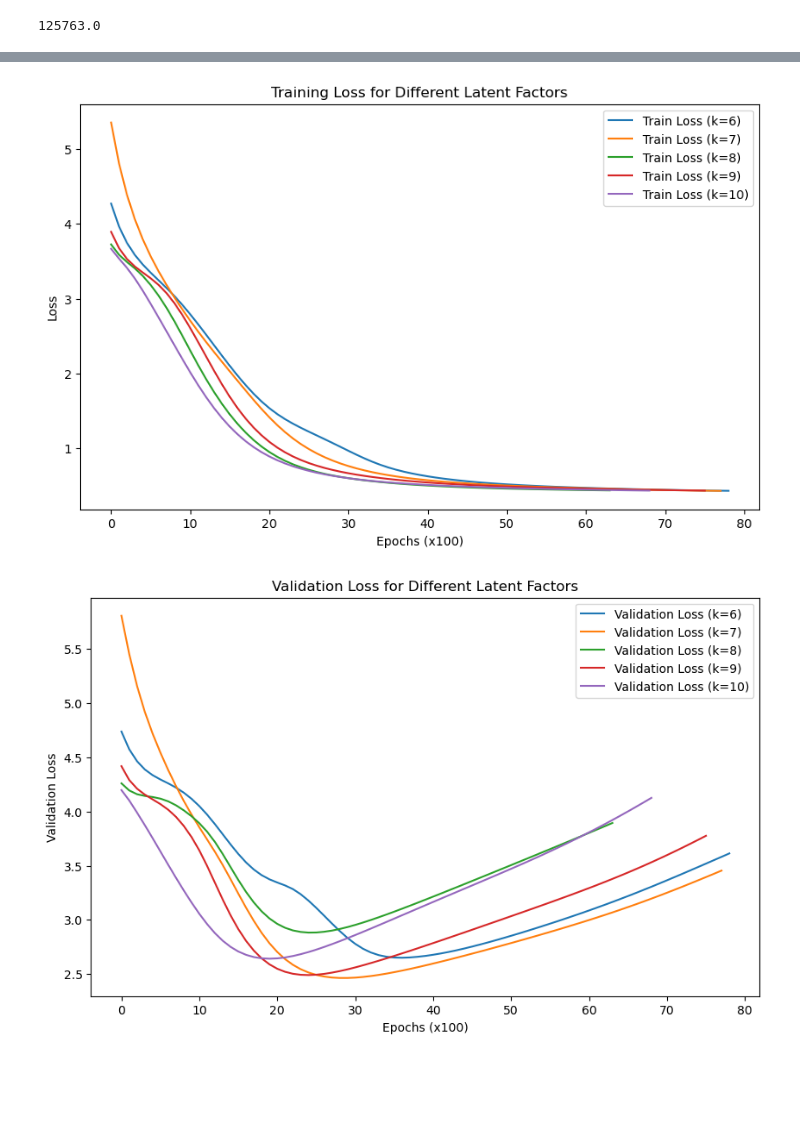
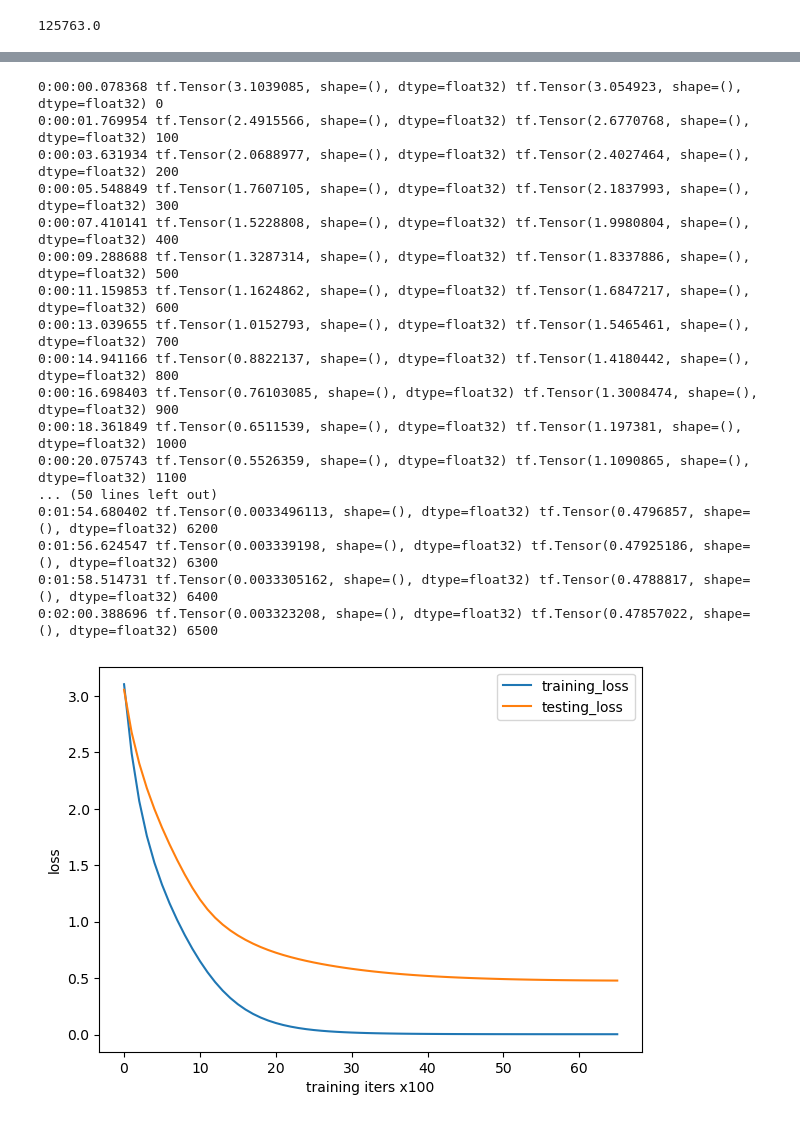
Before and after one commit to mrbrownnn/machine_learning_project, a Jupyter notebook: Funk-SVD/funk_svd.ipynb, the cells around one changed output, grey strips where cells are left out. Drawn from its saved outputs; the diff is of its cells as text; code cells hidden in the pictures; blank space fills up the shorter version.

```diff
--- a/Funk-SVD/funk_svd.ipynb
+++ b/Funk-SVD/funk_svd.ipynb
@@ -102,13 +103,9 @@ def early_stopping(losses, patience = 5):
 
     return False
 # %%
-latent_factors = [6, 7, 8, 9, 10]
-train_losses_dict = {}
-test_losses_dict = {}
-for k in latent_factors:
-    print(f"Training with {k} latent factors...")
-    U_d = tf.Variable(tf.random.normal((11, 1)))
-    V_d = tf.Variable(tf.random.normal((1, cutoff)))
+def train(k):
+    U_d = tf.Variable(tf.random.normal((11, k)))
+    V_d = tf.Variable(tf.random.normal((k, cutoff)))
 
     train_norm = tf.reduce_sum(train_mask)
     test_norm = tf.reduce_sum(test_mask)
@@ -139,5 +136,5 @@ for k in latent_factors:
         adam_opt.apply_gradients(zip(grads, [U_d, V_d]))
 
         ep += 1
-    train_losses_dict[k] = train_losses
-    test_losses_dict[k] = test_losses
+
+    return train_losses, test_losses, U_d, V_d
@@ -162,24 +141,30 @@ Training with 6 latent factors...
+# %%
+train_losses, test_losses, U_d, V_d = train(2)
+# %% [output]
+0:00:00.078368 tf.Tensor(3.1039085, shape=(), dtype=float32) tf.Tensor(3.054923, shape=(), dtype=float32) 0
+0:00:01.769954 tf.Tensor(2.4915566, shape=(), dtype=float32) tf.Tensor(2.6770768, shape=(), dtype=float32) 100
+0:00:03.631934 tf.Tensor(2.0688977, shape=(), dtype=float32) tf.Tensor(2.4027464, shape=(), dtype=float32) 200
+0:00:05.548849 tf.Tensor(1.7607105, shape=(), dtype=float32) tf.Tensor(2.1837993, shape=(), dtype=float32) 300
+0:00:07.410141 tf.Tensor(1.5228808, shape=(), dtype=float32) tf.Tensor(1.9980804, shape=(), dtype=float32) 400
+0:00:09.288688 tf.Tensor(1.3287314, shape=(), dtype=float32) tf.Tensor(1.8337886, shape=(), dtype=float32) 500
+0:00:11.159853 tf.Tensor(1.1624862, shape=(), dtype=float32) tf.Tensor(1.6847217, shape=(), dtype=float32) 600
+0:00:13.039655 tf.Tensor(1.0152793, shape=(), dtype=float32) tf.Tensor(1.5465461, shape=(), dtype=float32) 700
+0:00:14.941166 tf.Tensor(0.8822137, shape=(), dtype=float32) tf.Tensor(1.4180442, shape=(), dtype=float32) 800
+0:00:16.698403 tf.Tensor(0.76103085, shape=(), dtype=float32) tf.Tensor(1.3008474, shape=(), dtype=float32) 900
+0:00:18.361849 tf.Tensor(0.6511539, shape=(), dtype=float32) tf.Tensor(1.197381, shape=(), dtype=float32) 1000
+0:00:20.075743 tf.Tensor(0.5526359, shape=(), dtype=float32) tf.Tensor(1.1090865, shape=(), dtype=float32) 1100
+... (50 lines left out)
+0:01:54.680402 tf.Tensor(0.0033496113, shape=(), dtype=float32) tf.Tensor(0.4796857, shape=(), dtype=float32) 6200
+0:01:56.624547 tf.Tensor(0.003339198, shape=(), dtype=float32) tf.Tensor(0.47925186, shape=(), dtype=float32) 6300
+0:01:58.514731 tf.Tensor(0.0033305162, shape=(), dtype=float32) tf.Tensor(0.4788817, shape=(), dtype=float32) 6400
+0:02:00.388696 tf.Tensor(0.003323208, shape=(), dtype=float32) tf.Tensor(0.47857022, shape=(), dtype=float32) 6500
 # %%
-plt.figure(figsize=(10, 6))
-
-for k in latent_factors:
-    plt.plot(train_losses_dict[k], label=f'Train Loss (k={k})')
-
-plt.xlabel('Epochs (x100)')
-plt.ylabel('Loss')
+plt.figure(figsize=(7,5))
+plt.plot(train_losses, label = 'training_loss')
+plt.plot(test_losses, label = 'testing_loss')
+plt.xlabel('training iters x100')
+plt.ylabel('loss')
 plt.legend()
-plt.title('Training Loss for Different Latent Factors')
 plt.show()
-
-plt.figure(figsize=(10, 6))
-for k in latent_factors:
-    plt.plot(test_losses_dict[k], label=f'Validation Loss (k={k})')
-
-plt.xlabel('Epochs (x100)')
-plt.ylabel('Validation Loss')
-plt.legend()
-plt.title('Validation Loss for Different Latent Factors')
-plt.show()
 # %% [output]
-[figure, old version]
+[figure, new version]
-[figure, removed]
```
Also changed, not shown: parts of 7 cells of this notebook.
